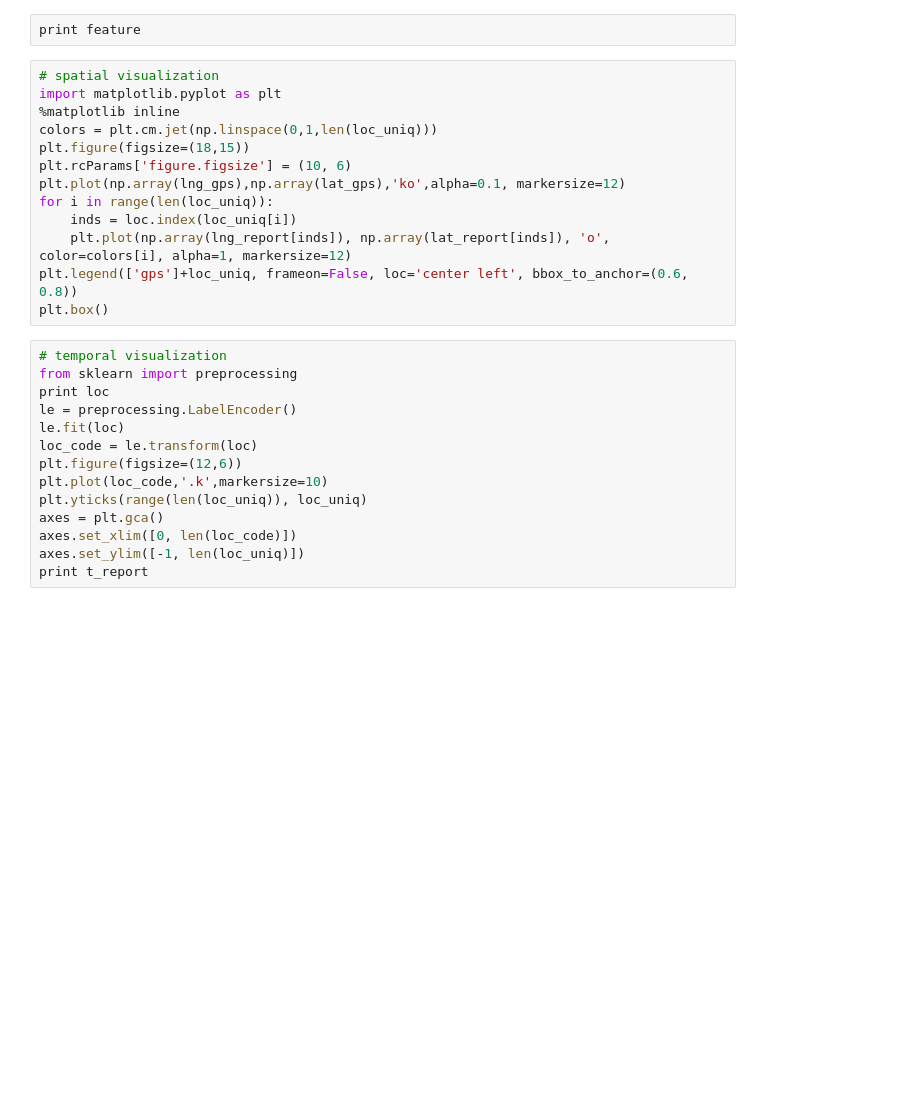
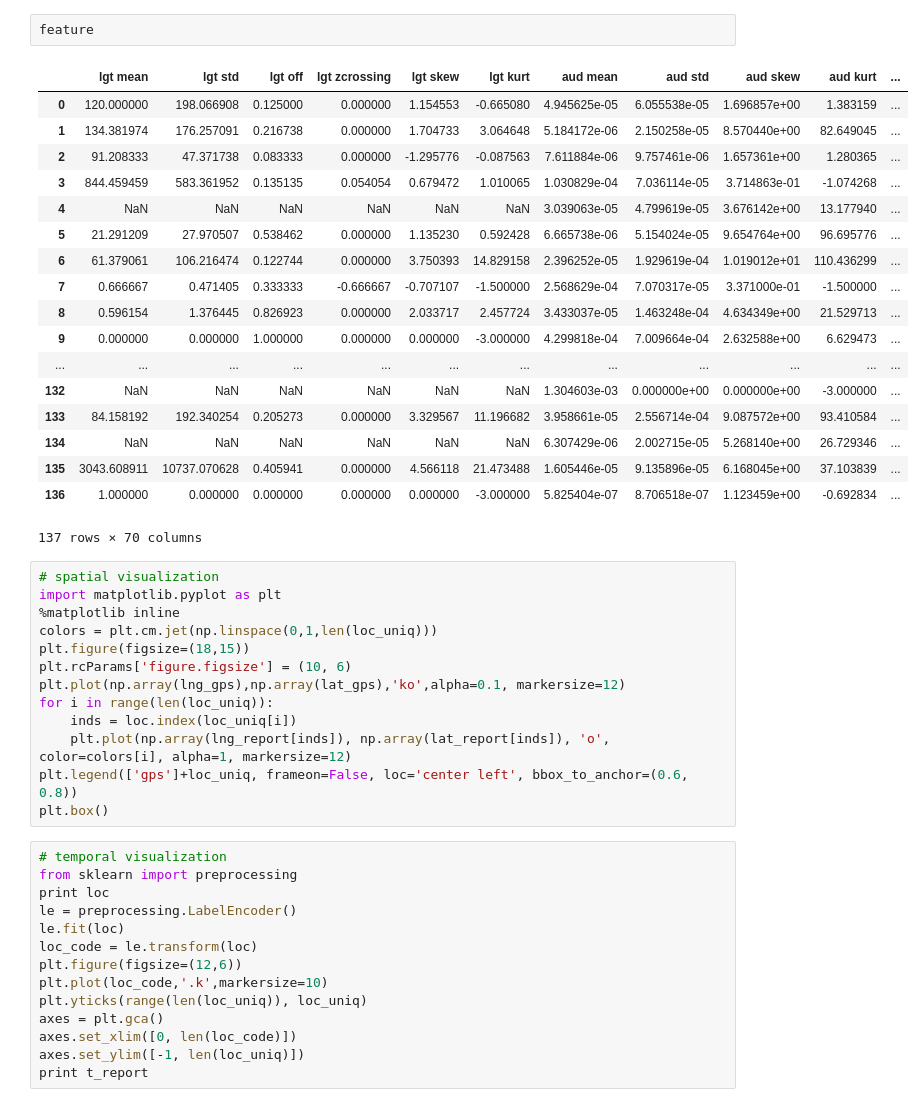
Before and after one commit to sosata/CS120DataAnalysis, a Jupyter notebook: SemanticLocation/extract_features.ipynb, the cells around one changed output. Saved outputs shown, nothing was run; the diff lists cells and outputs as text; blank space fills up the shorter version.

Commit message:
update extract_features to use dataframe

```diff
--- a/SemanticLocation/extract_features.ipynb
+++ b/SemanticLocation/extract_features.ipynb
@@ -256,5 +342,24 @@ os._exit(0)
-# %%
-print feature
+# %%
+feature
+# %% [output]
+|  | lgt mean | lgt std | lgt off | lgt zcrossing | lgt skew | lgt kurt | aud mean | aud std | aud skew | aud kurt | ... |
+| 0 | 120.000000 | 198.066908 | 0.125000 | 0.000000 | 1.154553 | -0.665080 | 4.945625e-05 | 6.055538e-05 | 1.696857e+00 | 1.383159 | ... |
+| 1 | 134.381974 | 176.257091 | 0.216738 | 0.000000 | 1.704733 | 3.064648 | 5.184172e-06 | 2.150258e-05 | 8.570440e+00 | 82.649045 | ... |
+| 2 | 91.208333 | 47.371738 | 0.083333 | 0.000000 | -1.295776 | -0.087563 | 7.611884e-06 | 9.757461e-06 | 1.657361e+00 | 1.280365 | ... |
+| 3 | 844.459459 | 583.361952 | 0.135135 | 0.054054 | 0.679472 | 1.010065 | 1.030829e-04 | 7.036114e-05 | 3.714863e-01 | -1.074268 | ... |
+| 4 | NaN | NaN | NaN | NaN | NaN | NaN | 3.039063e-05 | 4.799619e-05 | 3.676142e+00 | 13.177940 | ... |
+| 5 | 21.291209 | 27.970507 | 0.538462 | 0.000000 | 1.135230 | 0.592428 | 6.665738e-06 | 5.154024e-05 | 9.654764e+00 | 96.695776 | ... |
+| 6 | 61.379061 | 106.216474 | 0.122744 | 0.000000 | 3.750393 | 14.829158 | 2.396252e-05 | 1.929619e-04 | 1.019012e+01 | 110.436299 | ... |
+| 7 | 0.666667 | 0.471405 | 0.333333 | -0.666667 | -0.707107 | -1.500000 | 2.568629e-04 | 7.070317e-05 | 3.371000e-01 | -1.500000 | ... |
+| 8 | 0.596154 | 1.376445 | 0.826923 | 0.000000 | 2.033717 | 2.457724 | 3.433037e-05 | 1.463248e-04 | 4.634349e+00 | 21.529713 | ... |
+| 9 | 0.000000 | 0.000000 | 1.000000 | 0.000000 | 0.000000 | -3.000000 | 4.299818e-04 | 7.009664e-04 | 2.632588e+00 | 6.629473 | ... |
+| ... | ... | ... | ... | ... | ... | ... | ... | ... | ... | ... | ... |
+| 132 | NaN | NaN | NaN | NaN | NaN | NaN | 1.304603e-03 | 0.000000e+00 | 0.000000e+00 | -3.000000 | ... |
+| 133 | 84.158192 | 192.340254 | 0.205273 | 0.000000 | 3.329567 | 11.196682 | 3.958661e-05 | 2.556714e-04 | 9.087572e+00 | 93.410584 | ... |
+| 134 | NaN | NaN | NaN | NaN | NaN | NaN | 6.307429e-06 | 2.002715e-05 | 5.268140e+00 | 26.729346 | ... |
+| 135 | 3043.608911 | 10737.070628 | 0.405941 | 0.000000 | 4.566118 | 21.473488 | 1.605446e-05 | 9.135896e-05 | 6.168045e+00 | 37.103839 | ... |
+| 136 | 1.000000 | 0.000000 | 0.000000 | 0.000000 | 0.000000 | -3.000000 | 5.825404e-07 | 8.706518e-07 | 1.123459e+00 | -0.692834 | ... |
+137 rows × 70 columns
 # %%
 # spatial visualization
 import matplotlib.pyplot as plt
```
Also changed, not shown: parts of 1 cell of this notebook, 12 other files.
